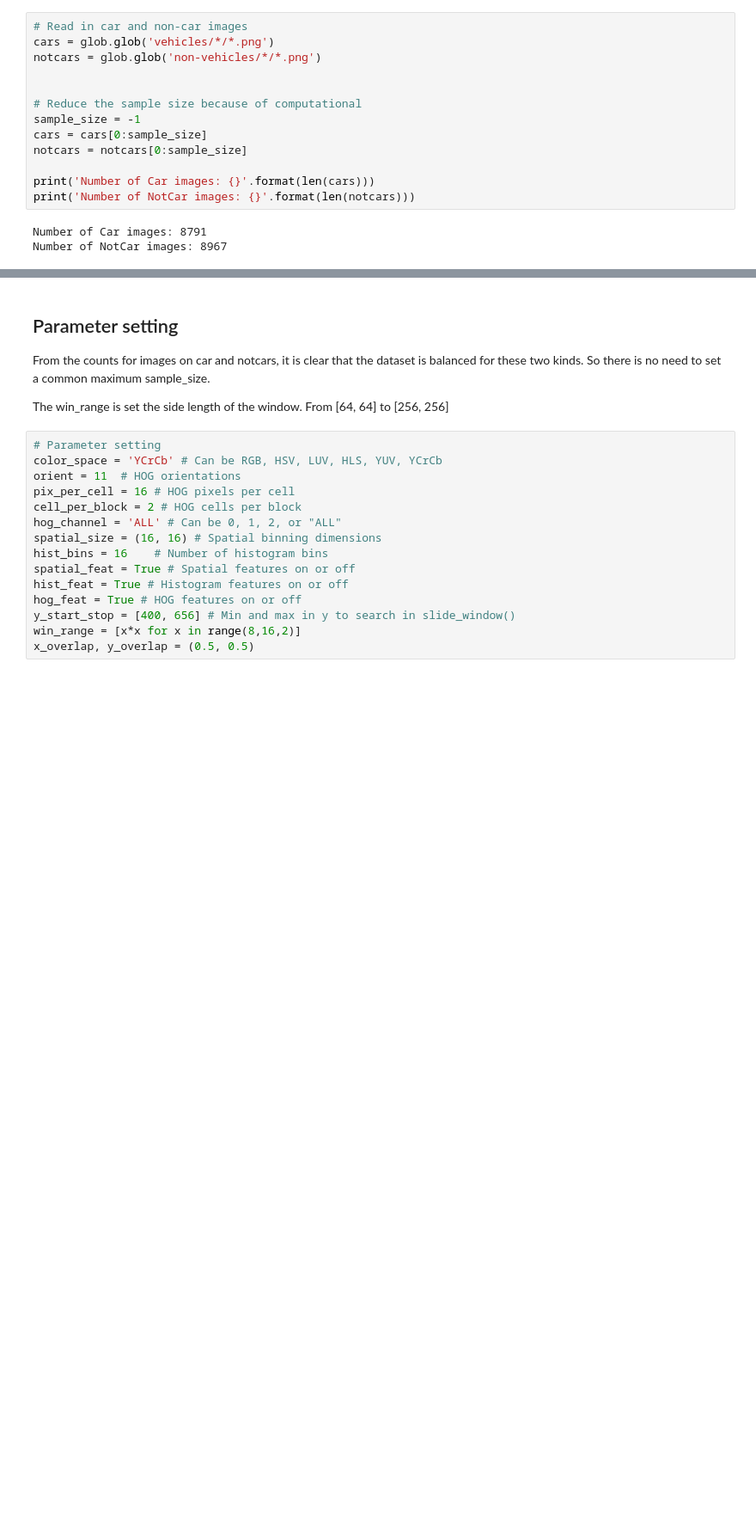
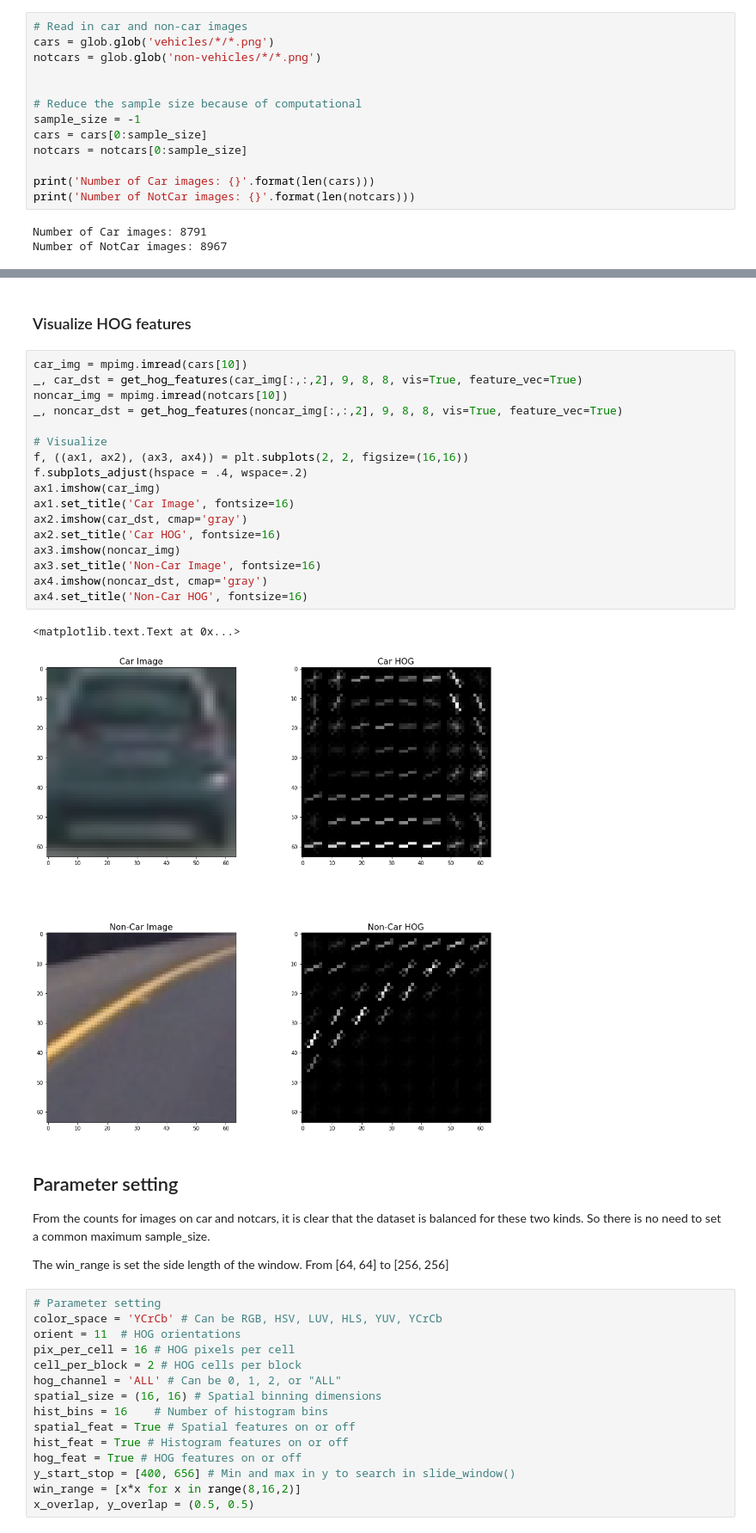
Before and after one commit to ch3rolll/CarND-Vehicle-Detection, a Jupyter notebook: PrjTracking.ipynb, the cells around one changed output, grey strips where cells are left out. Shown at 86% size. Cells and saved outputs as stored; diff of their text form; blank space fills up the shorter version.

```diff
--- a/PrjTracking.ipynb
+++ b/PrjTracking.ipynb
@@ -46,3 +68,25 @@ Number of NotCar images: 8967
+# %% [markdown]
+### Visualize HOG features
+# %%
+car_img = mpimg.imread(cars[10])
+_, car_dst = get_hog_features(car_img[:,:,2], 9, 8, 8, vis=True, feature_vec=True)
+noncar_img = mpimg.imread(notcars[10])
+_, noncar_dst = get_hog_features(noncar_img[:,:,2], 9, 8, 8, vis=True, feature_vec=True)
+
+# Visualize
+f, ((ax1, ax2), (ax3, ax4)) = plt.subplots(2, 2, figsize=(16,16))
+f.subplots_adjust(hspace = .4, wspace=.2)
+ax1.imshow(car_img)
+ax1.set_title('Car Image', fontsize=16)
+ax2.imshow(car_dst, cmap='gray')
+ax2.set_title('Car HOG', fontsize=16)
+ax3.imshow(noncar_img)
+ax3.set_title('Non-Car Image', fontsize=16)
+ax4.imshow(noncar_dst, cmap='gray')
+ax4.set_title('Non-Car HOG', fontsize=16)
+# %% [output]
+<matplotlib.text.Text at 0x...>
+[figure, added]
 # %% [markdown]
 ## Parameter setting
 
```
Also changed, not shown: parts of 2 cells of this notebook.
